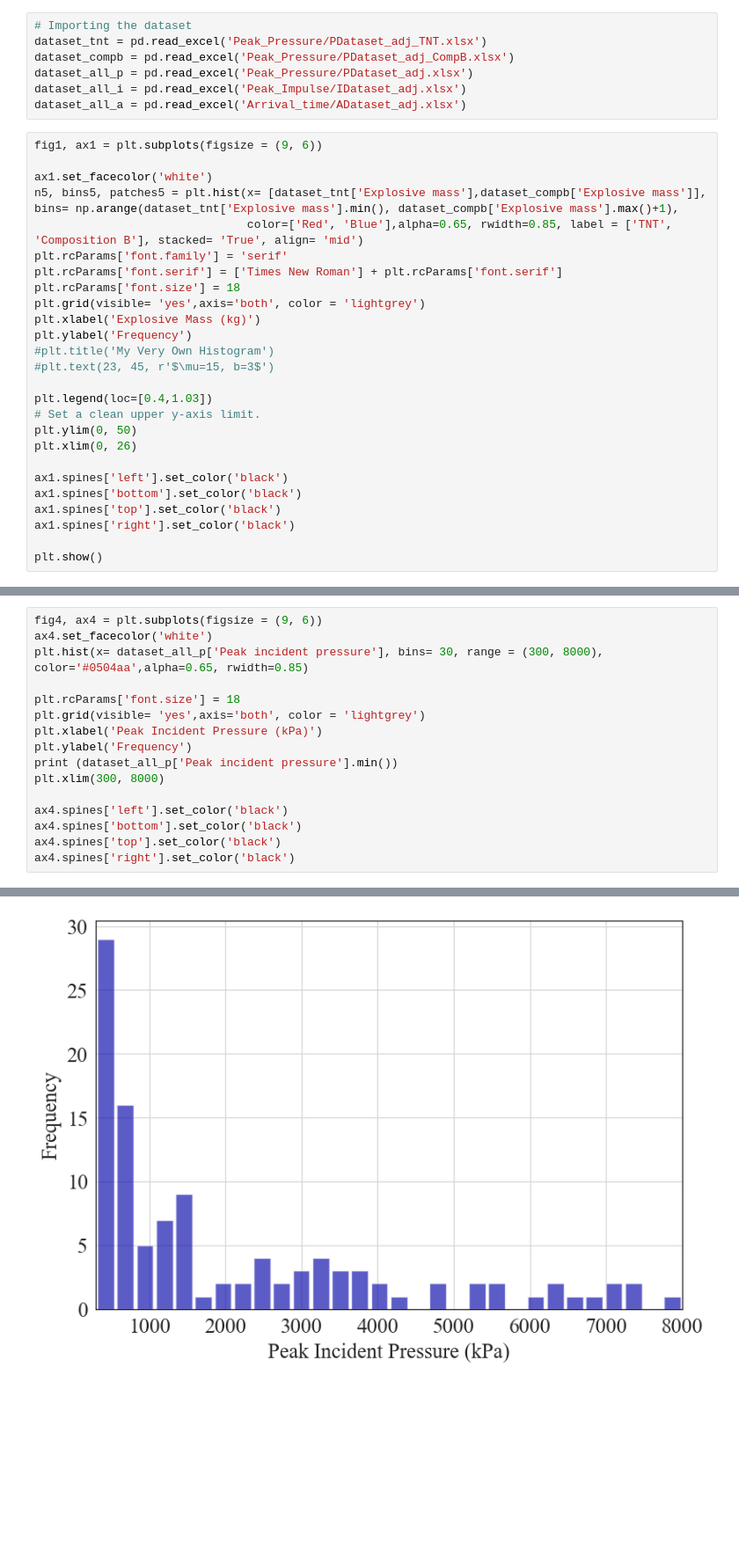
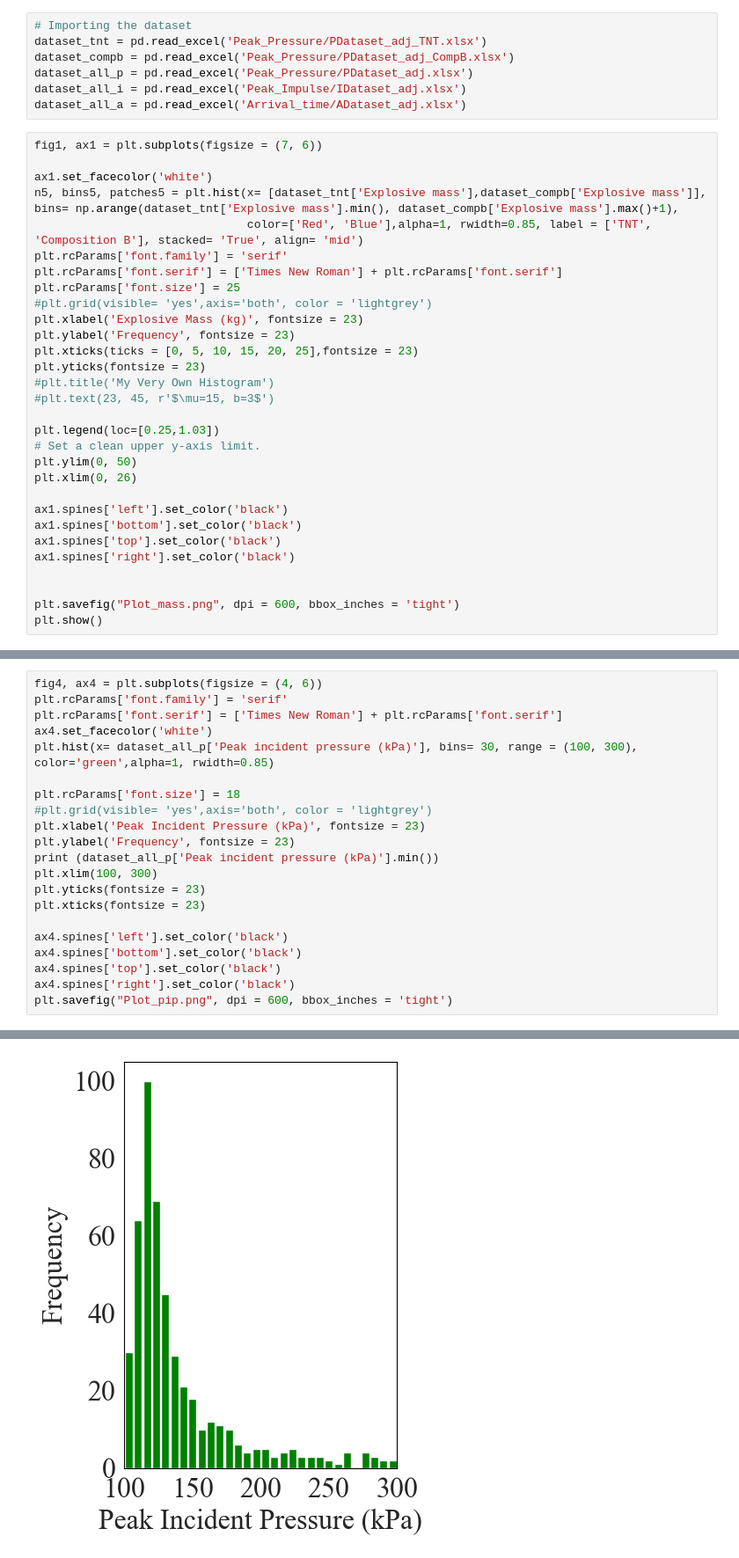
Before and after one commit to ChamodiWidanage/ANN_1D_2, a Jupyter notebook: Dataset_distribution.ipynb, the cells around one changed output, grey strips where cells are left out. Shown at 88% size. Cells and saved outputs as stored; diff of their text form; blank space fills up the shorter version.

```diff
--- a/Dataset_distribution.ipynb
+++ b/Dataset_distribution.ipynb
@@ -15,21 +15,23 @@ dataset_all_p = pd.read_excel('Peak_Pressure/PDataset_adj.xlsx')
 dataset_all_i = pd.read_excel('Peak_Impulse/IDataset_adj.xlsx')
 dataset_all_a = pd.read_excel('Arrival_time/ADataset_adj.xlsx')
 # %%
-fig1, ax1 = plt.subplots(figsize = (9, 6))
+fig1, ax1 = plt.subplots(figsize = (7, 6))
 
 ax1.set_facecolor('white')
 n5, bins5, patches5 = plt.hist(x= [dataset_tnt['Explosive mass'],dataset_compb['Explosive mass']], bins= np.arange(dataset_tnt['Explosive mass'].min(), dataset_compb['Explosive mass'].max()+1),
-                               color=['Red', 'Blue'],alpha=0.65, rwidth=0.85, label = ['TNT', 'Composition B'], stacked= 'True', align= 'mid')
+                               color=['Red', 'Blue'],alpha=1, rwidth=0.85, label = ['TNT', 'Composition B'], stacked= 'True', align= 'mid')
 plt.rcParams['font.family'] = 'serif'
 plt.rcParams['font.serif'] = ['Times New Roman'] + plt.rcParams['font.serif']
-plt.rcParams['font.size'] = 18
-plt.grid(visible= 'yes',axis='both', color = 'lightgrey')
-plt.xlabel('Explosive Mass (kg)')
-plt.ylabel('Frequency')
+plt.rcParams['font.size'] = 25
+#plt.grid(visible= 'yes',axis='both', color = 'lightgrey')
+plt.xlabel('Explosive Mass (kg)', fontsize = 23)
+plt.ylabel('Frequency', fontsize = 23)
+plt.xticks(ticks = [0, 5, 10, 15, 20, 25],fontsize = 23)
+plt.yticks(fontsize = 23)
 #plt.title('My Very Own Histogram')
 #plt.text(23, 45, r'$\mu=15, b=3$')
 
-plt.legend(loc=[0.4,1.03])
+plt.legend(loc=[0.25,1.03])
 # Set a clean upper y-axis limit.
 plt.ylim(0, 50)
 plt.xlim(0, 26)
@@ -39,4 +41,6 @@ ax1.spines['bottom'].set_color('black')
 ax1.spines['top'].set_color('black')
 ax1.spines['right'].set_color('black')
 
+
+plt.savefig("Plot_mass.png", dpi = 600, bbox_inches = 'tight')
 plt.show()
@@ -91,19 +90,24 @@ ax3.spines['right'].set_color('black')
 # %%
-fig4, ax4 = plt.subplots(figsize = (9, 6))
+fig4, ax4 = plt.subplots(figsize = (4, 6))
+plt.rcParams['font.family'] = 'serif'
+plt.rcParams['font.serif'] = ['Times New Roman'] + plt.rcParams['font.serif']
 ax4.set_facecolor('white')
-plt.hist(x= dataset_all_p['Peak incident pressure'], bins= 30, range = (300, 8000), color='#0504aa',alpha=0.65, rwidth=0.85)
+plt.hist(x= dataset_all_p['Peak incident pressure (kPa)'], bins= 30, range = (100, 300), color='green',alpha=1, rwidth=0.85)
 
 plt.rcParams['font.size'] = 18
-plt.grid(visible= 'yes',axis='both', color = 'lightgrey')
-plt.xlabel('Peak Incident Pressure (kPa)')
-plt.ylabel('Frequency')
-print (dataset_all_p['Peak incident pressure'].min())
-plt.xlim(300, 8000)
+#plt.grid(visible= 'yes',axis='both', color = 'lightgrey')
+plt.xlabel('Peak Incident Pressure (kPa)', fontsize = 23)
+plt.ylabel('Frequency', fontsize = 23)
+print (dataset_all_p['Peak incident pressure (kPa)'].min())
+plt.xlim(100, 300)
+plt.yticks(fontsize = 23)
+plt.xticks(fontsize = 23)
 
 ax4.spines['left'].set_color('black')
 ax4.spines['bottom'].set_color('black')
 ax4.spines['top'].set_color('black')
 ax4.spines['right'].set_color('black')
+plt.savefig("Plot_pip.png", dpi = 600, bbox_inches = 'tight')
 # %% [output]
 103.07
-[figure, old version]
+[figure, new version]
```
Also changed, not shown: parts of 7 cells of this notebook, 6 other files.
